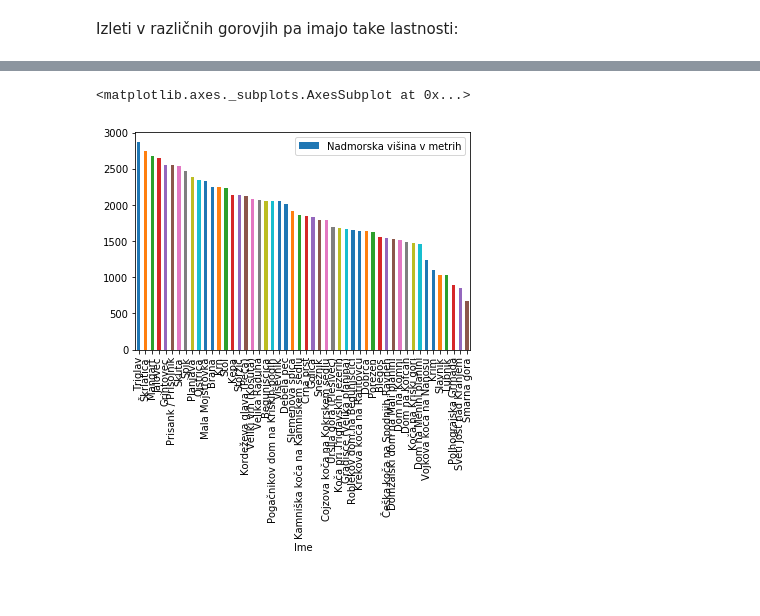
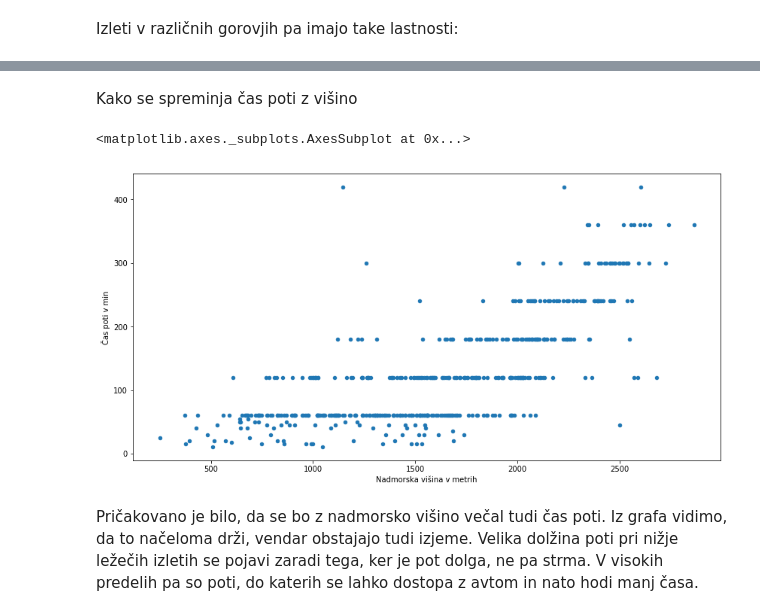
Before and after one commit to zstrgar/Prog1_projekt_izlet, a Jupyter notebook: izleti.ipynb, the cells around one changed output, grey strips where cells are left out. Drawn from its saved outputs; the diff is of its cells as text; code cells hidden in the pictures; blank space fills up the shorter version.

```diff
--- a/izleti.ipynb
+++ b/izleti.ipynb
@@ -18,8 +18,8 @@ Podatki iz osnovne tabele so predstavljeni v popravljeni tabeli. Ta namesto meš
 # %%
 import pandas as pd
 import matplotlib.pyplot as plt
-import numpy as np
-pd.options.display.max_rows = 15
+plt.rcParams['figure.figsize'] = [14, 7]
+pd.options.display.max_rows = 20
 # %%
 izleti = pd.read_csv('../Prog1_projekt_izlet/Prog1_projekt_izlet/podatki_izlet/podatki_izletov.csv', index_col = 'id')
 izleti.columns = ['Ime', 'Gorovje', 'Nadmorska višina v metrih', 'Vrsta', 'Priljubljenost v %',
@@ -30,7 +30,7 @@ izleti = izleti[['Ime', 'Nadmorska višina v metrih', 'Mesto priljubljenosti', '
 Sprememba enot v stolpcu 'Čas poti'. Uporabili smo naslednjo funkcijo:
 # %%
 def v_minute(x):
-    if x < 6:
+    if x < 9 :
         x = 60*x
     return x
 # %%
@@ -38,0 +41,4 @@ izleti = izleti.drop(columns = 'Čas poti')
+# %%
+izleti = izleti[['Ime', 'Nadmorska višina v metrih', 'Mesto priljubljenosti', 'Priljubljenost v %',
+                 'Zahtevnost poti', 'Čas poti v min', 'Št. poti', 'Vrsta', 'Gorovje', 'Opis']]
+izleti
@@ -122,0 +161,6 @@ izleti_v_gorovju.plot.bar(title = 'Število izletov glede na gorovje v katerem s
+# %%
+najbolj_priljubljeni = priljubljeni_izleti.sort_values('Mesto priljubljenosti').head(500)
+#najbolj_priljubljeni.plot.bar(x = 'Ime', y = 'Nadmorska višina v metrih', title = 'Spreminjaje višine med 30 najbolj priljubljenimi izleti',grid=True)
+najbolj_priljubljeni.plot.scatter('Mesto priljubljenosti', 'Nadmorska višina v metrih')
+
+############# TODO komentiraj
@@ -123,6 +170,9 @@ izleti_v_gorovju.plot.bar(title = 'Število izletov glede na gorovje v katerem s
+# %% [markdown]
+Kako se spreminja čas poti z višino
 # %%
-najbolj_priljubljeni = priljubljeni_izleti.sort_values('Priljubljenost v %', ascending = False).head(50)
-najbolj_priljubljeni.sort_values('Nadmorska višina v metrih', ascending=False).plot.bar(x = 'Ime', y = 'Nadmorska višina v metrih')
+najbolj_priljubljeni.sort_values('Nadmorska višina v metrih').plot.scatter('Nadmorska višina v metrih', 'Čas poti v min')
 # %% [output]
 <matplotlib.axes._subplots.AxesSubplot at 0x...>
-[figure, old version]
+[figure, new version]
+# %% [markdown]
+Pričakovano je bilo, da se bo z nadmorsko višino večal tudi čas poti. Iz grafa vidimo, da to načeloma drži, vendar obstajajo tudi izjeme. Velika dolžina poti pri nižje ležečih izletih se pojavi zaradi tega, ker je pot dolga, ne pa strma. V visokih predelih pa so poti, do katerih se lahko dostopa z avtom in nato hodi manj časa.
```
Also changed, not shown: parts of 14 cells of this notebook.
